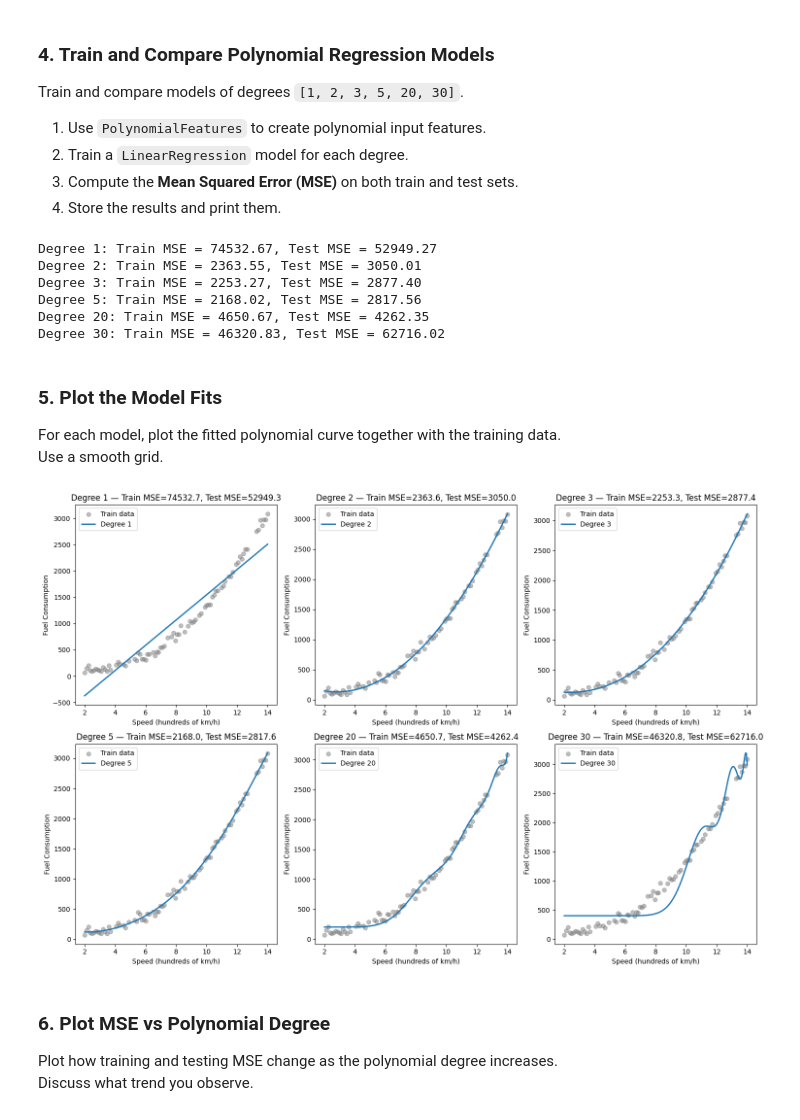
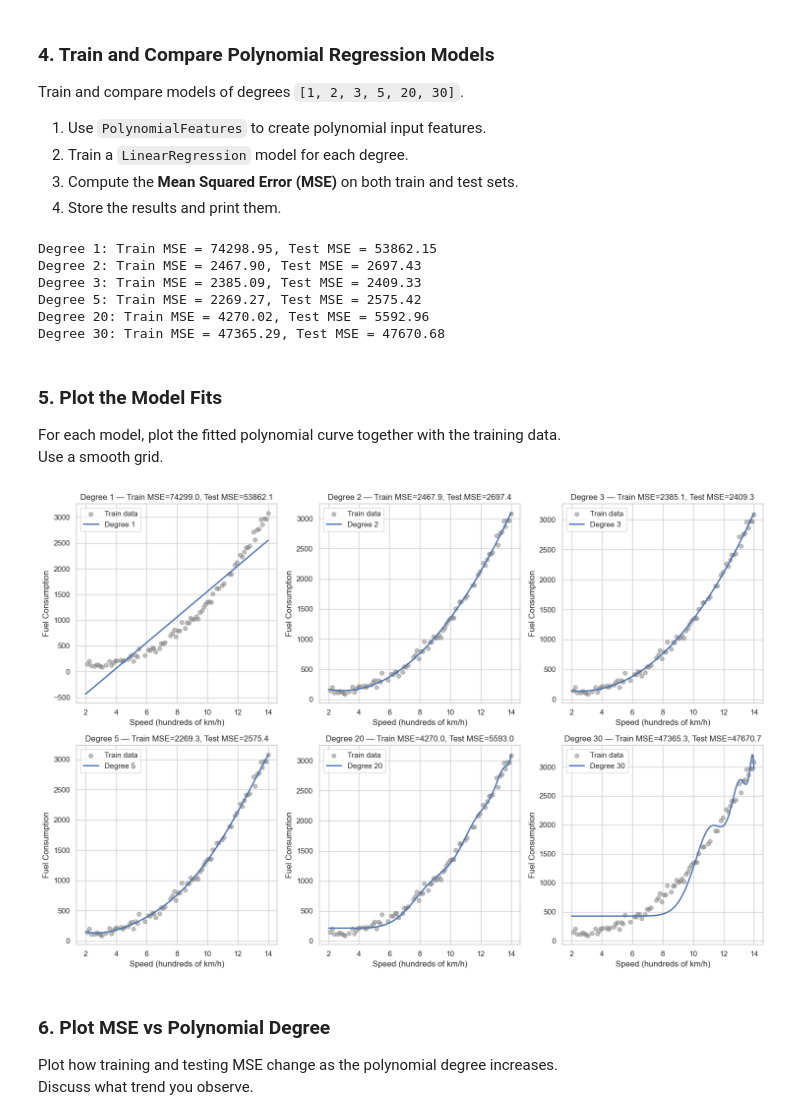
Before and after one commit to FarazOfPersis/ML-Course-Fall-2025, a Jupyter notebook: HW1/ML_PHW1_Fall_2025/Regression and Perceptron.ipynb, the cells around one changed output. Drawn from its saved outputs; the diff is of its cells as text; code cells hidden in the pictures.

```diff
--- a/HW1/ML_PHW1_Fall_2025/Regression and Perceptron.ipynb
+++ b/HW1/ML_PHW1_Fall_2025/Regression and Perceptron.ipynb
@@ -74,9 +74,12 @@ plt.show()
 Split the dataset into training and testing subsets.
 Remember to reshape the input arrays into 2D (`(n_samples, 1)` format).
 # %%
-v_train, v_test, y_train, y_test = None  # TODO: split v and y into training and test sets using 20% for testing
-v_train = None  # TODO: reshape v_train to be a 2D array with one column
-v_test = None  # TODO: reshape v_test to be a 2D array with one column
+v_train, v_test, y_train, y_test = train_test_split(
+    v, y, test_size=0.2, random_state=42
+)
+
+v_train = v_train.reshape(-1, 1)
+v_test = v_test.reshape(-1, 1)
 
 print("Train size:", v_train.shape[0], "Test size:", v_test.shape[0])
 # %% [output]
@@ -96,18 +99,18 @@ degrees = [1, 2, 3, 5, 20, 30]
 train_mse, test_mse = [], []
 
 for d in degrees:
-    poly = None  # TODO: create a PolynomialFeatures object with degree d
+    poly = PolynomialFeatures(degree=d)
 
-    X_train_poly = None  # TODO: transform v_train using the polynomial features object
-    X_test_poly = None   # TODO: transform v_test using the same polynomial features object
+    X_train_poly = poly.fit_transform(v_train)
+    X_test_poly = poly.transform(v_test)
 
-    model = None  # TODO: create a LinearRegression model
+    model = LinearRegression()
 
-    # TODO: fit the model on X_train_poly and y_train
-    # model.fit(...)
+    model.fit(X_train_poly, y_train)
 
-    y_train_pred = None  # TODO: predict on the training data using the fitted model
-    y_test_pred = None   # TODO: predict on the test data using the fitted model
+
+    y_train_pred = model.predict(X_train_poly)
+    y_test_pred = model.predict(X_test_poly)
 
     mse_train = mean_squared_error(y_train, y_train_pred)
     mse_test = mean_squared_error(y_test, y_test_pred)
@@ -116,12 +119,12 @@ for d in degrees:
 
     print(f"Degree {d}: Train MSE = {mse_train:.2f}, Test MSE = {mse_test:.2f}")
 # %% [output]
-Degree 1: Train MSE = 74532.67, Test MSE = 52949.27
-Degree 2: Train MSE = 2363.55, Test MSE = 3050.01
-Degree 3: Train MSE = 2253.27, Test MSE = 2877.40
-Degree 5: Train MSE = 2168.02, Test MSE = 2817.56
-Degree 20: Train MSE = 4650.67, Test MSE = 4262.35
-Degree 30: Train MSE = 46320.83, Test MSE = 62716.02
+Degree 1: Train MSE = 74298.95, Test MSE = 53862.15
+Degree 2: Train MSE = 2467.90, Test MSE = 2697.43
+Degree 3: Train MSE = 2385.09, Test MSE = 2409.33
+Degree 5: Train MSE = 2269.27, Test MSE = 2575.42
+Degree 20: Train MSE = 4270.02, Test MSE = 5592.96
+Degree 30: Train MSE = 47365.29, Test MSE = 47670.68
 # %% [markdown]
 
 ### 5. Plot the Model Fits
@@ -130,27 +133,33 @@ For each model, plot the fitted polynomial curve together with the training data
 Use a smooth grid.
 # %%
 
-# TODO: Visualize model fits
 plt.figure(figsize=(15,10))
 
 for i, d in enumerate(degrees, 1):
-    poly = None  # TODO: create a PolynomialFeatures object with degree d
-    model = None  # TODO: create a LinearRegression model and fit it on the polynomial-transformed v_train and y_train
-    v_grid = None  # TODO: create a NumPy array of 200 points evenly spaced between 2 and 14, reshaped to a column vector
-    y_grid = None  # TODO: predict the target values for v_grid using the fitted model and the polynomial features
+    poly = PolynomialFeatures(degree=d)
+    X_train_poly = poly.fit_transform(v_train)
+    X_test_poly = poly.transform(v_test)
+    model = LinearRegression()
+
+    model.fit(X_train_poly, y_train)
+
+    v_grid = np.linspace(2, 14, 200).reshape(-1, 1)
+
+    X_grid_poly = poly.transform(v_grid)
+    y_grid = model.predict(X_grid_poly)
 
     plt.subplot(2, 3, i)
     plt.scatter(v_train, y_train, color='gray', alpha=0.5, label='Train data')
     plt.plot(v_grid, y_grid, label=f'Degree {d}', linewidth=2)
     plt.title(f'Degree {d} — Train MSE={train_mse[i-1]:.1f}, Test MSE={test_mse[i-1]:.1f}')
     plt.xlabel('Speed (hundreds of km/h)')
     plt.ylabel('Fuel Consumption')
     plt.legend()
 
 plt.tight_layout()
 plt.show()
 # %% [output]
-[figure, old version]
+[figure, new version]
 # %% [markdown]
 
 ### 6. Plot MSE vs Polynomial Degree
```
Also changed, not shown: parts of 9 cells of this notebook, 1 other file.
